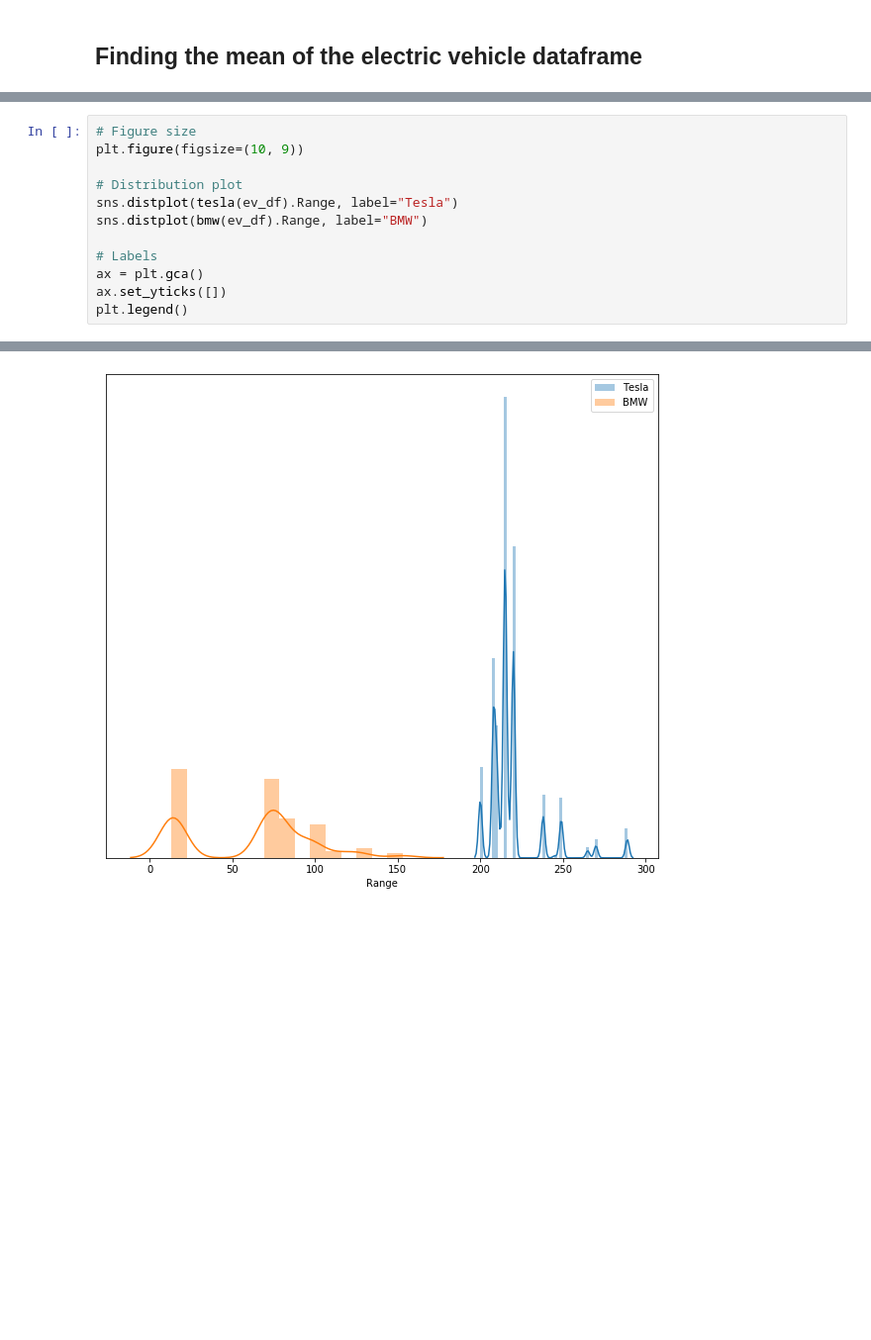
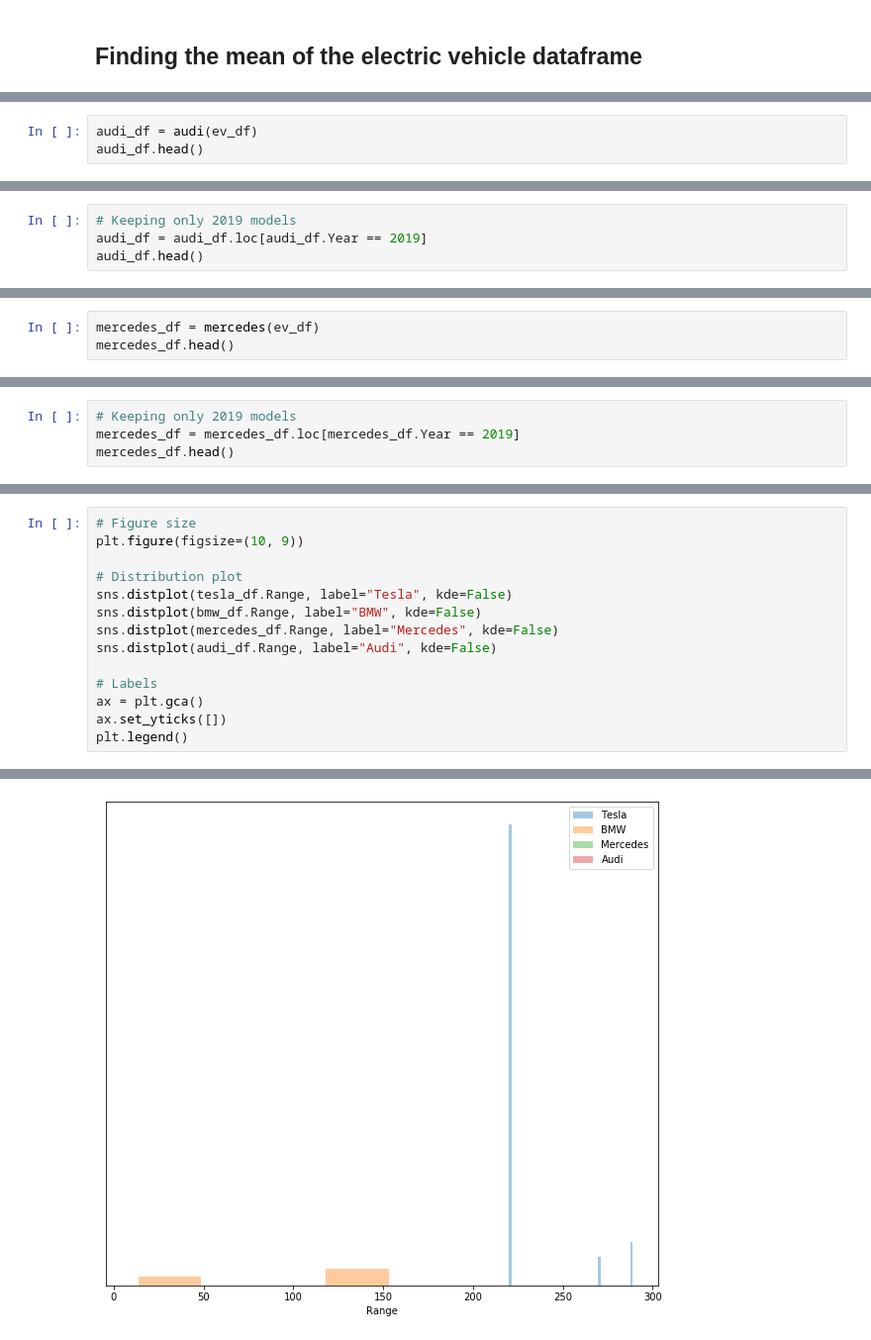
Before and after one commit to jeffersonzaki/Electric-vs-Gasoline-Vehicles, a Jupyter notebook: Technical-Notebook.zj/stats_test.ipynb, the cells around one changed output, grey strips where cells are left out. Shown at 99% size. Saved outputs shown, nothing was run; the diff lists cells and outputs as text; blank space fills up the shorter version.

Commit message:
Changing dataframe to 2019 years

```diff
--- a/Technical-Notebook.zj/stats_test.ipynb
+++ b/Technical-Notebook.zj/stats_test.ipynb
@@ -28,0 +59,3 @@ bmw(ev_df).head()
+# %%
+audi_df = audi(ev_df)
+audi_df.head()
@@ -28,0 +69,4 @@ bmw(ev_df).head()
+# %%
+# Keeping only 2019 models
+audi_df = audi_df.loc[audi_df.Year == 2019]
+audi_df.head()
@@ -28,0 +82,3 @@ bmw(ev_df).head()
+# %%
+mercedes_df = mercedes(ev_df)
+mercedes_df.head()
@@ -28,0 +92,4 @@ bmw(ev_df).head()
+# %%
+# Keeping only 2019 models
+mercedes_df = mercedes_df.loc[mercedes_df.Year == 2019]
+mercedes_df.head()
@@ -31,15 +112,17 @@ ev = stats.ttest_ind(tesla(ev_df).Range, bmw(ev_df).Range)
 # %%
 # Figure size
 plt.figure(figsize=(10, 9))
 
 # Distribution plot
-sns.distplot(tesla(ev_df).Range, label="Tesla")
-sns.distplot(bmw(ev_df).Range, label="BMW")
+sns.distplot(tesla_df.Range, label="Tesla", kde=False)
+sns.distplot(bmw_df.Range, label="BMW", kde=False)
+sns.distplot(mercedes_df.Range, label="Mercedes", kde=False)
+sns.distplot(audi_df.Range, label="Audi", kde=False)
 
 # Labels
 ax = plt.gca()
 ax.set_yticks([])
 plt.legend()
 # %% [output]
 <matplotlib.legend.Legend at 0x...>
-[figure, old version]
+[figure, new version]
```
Also changed, not shown: parts of 18 cells of this notebook, 2 other files.
